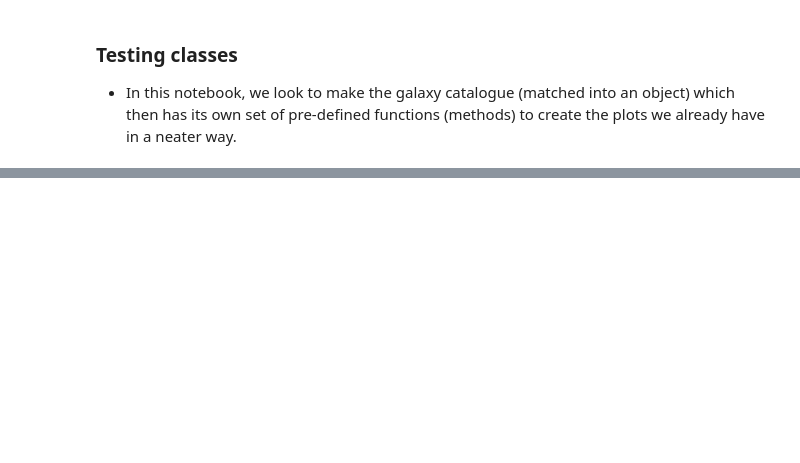
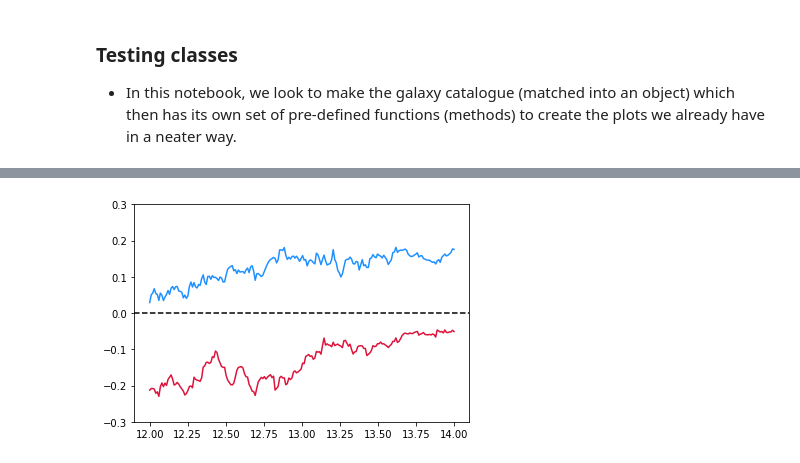
Before and after one commit to Chris-Duckworth/spin_bias, a Jupyter notebook: scripts/class_scripts/testing_classes.ipynb, the cells around one changed output, grey strips where cells are left out. Cells and saved outputs as stored; diff of their text form; code cells hidden in the pictures; blank space fills up the shorter version.

```diff
--- a/scripts/class_scripts/testing_classes.ipynb
+++ b/scripts/class_scripts/testing_classes.ipynb
@@ -36,0 +75,13 @@ p = info.compute_expected_y("halo_mass_stel", "lambda_re", method='running_mean'
+# %%
+# creating test plot.
+fig, ax = plt.subplots()
+
+xrange = np.linspace(12, 14, 200)
+ax.plot(xrange, p_ltg(xrange) - p_info(xrange), color='dodgerblue')
+ax.plot(xrange, p_etg(xrange) - p_info(xrange), color='crimson')
+
+ax.axhline(0, linestyle='dashed', color='k')
+ax.set_ylim([-0.3, 0.3])
+plt.show()
+# %% [output]
+[figure, added]
```
Also changed, not shown: parts of 10 cells of this notebook, 4 other files.
